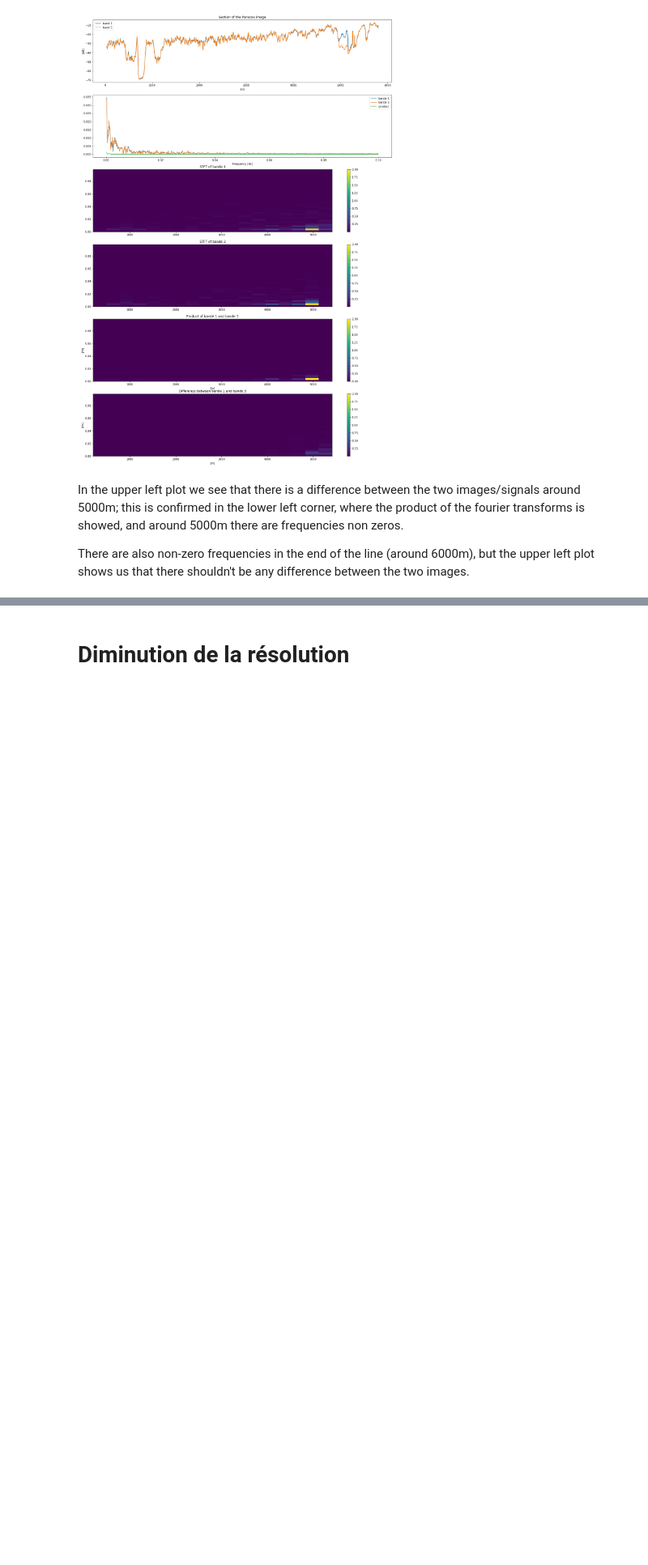
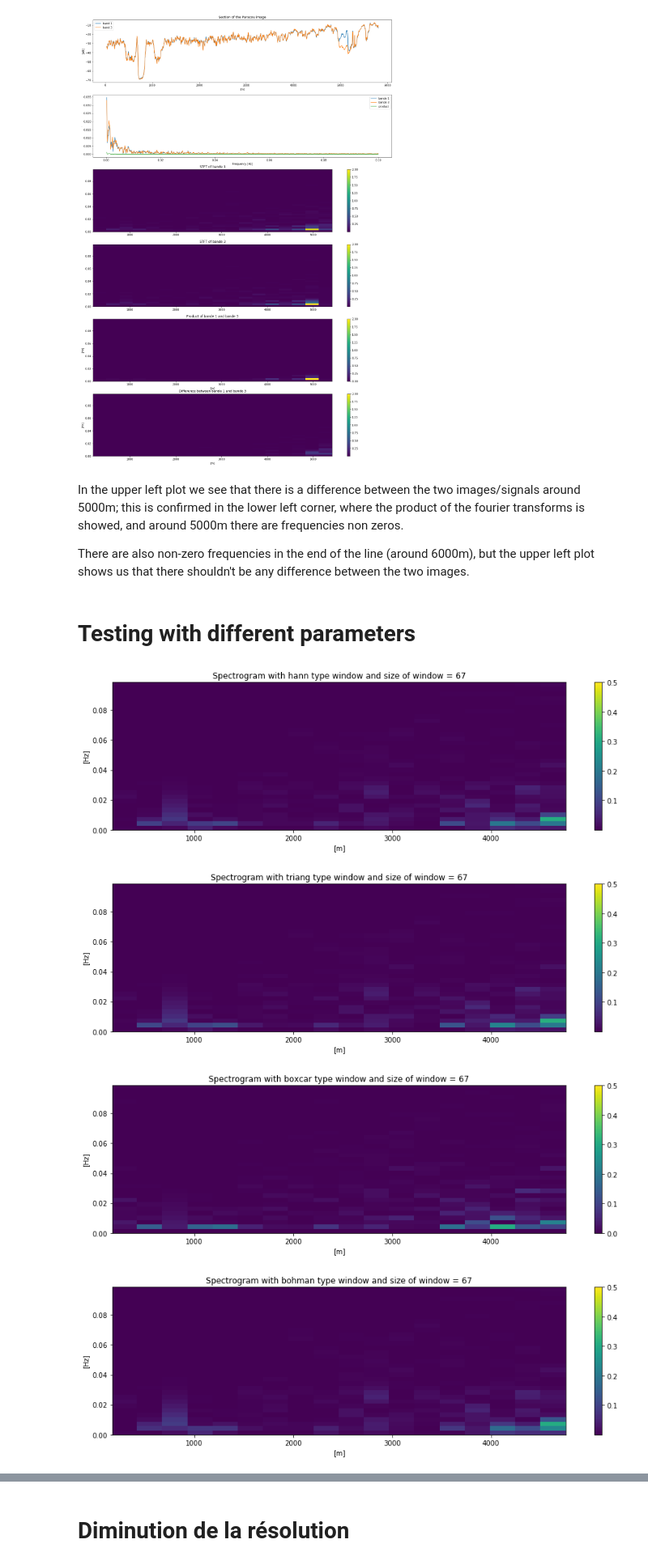
Before and after one commit to eobroets/CESBIO, a Jupyter notebook: Spectrogram.ipynb, the cells around one changed output, grey strips where cells are left out. Shown: that part at 81% size. Saved outputs shown, nothing was run; the diff lists cells and outputs as text; code cells hidden in the pictures; blank space fills up the shorter version.

Commit message:
added different tests

```diff
--- a/Spectrogram.ipynb
+++ b/Spectrogram.ipynb
@@ -200,3 +200,36 @@ plt.show()
 In the upper left plot we see that there is a difference between the two images/signals around 5000m; this is confirmed in the lower left corner, where the product of the fourier transforms is showed, and around 5000m there are frequencies non zeros.
 
 There are also non-zero frequencies in the end of the line (around 6000m), but the upper left plot shows us that there shouldn't be any difference between the two images.
+# %% [markdown]
+
+# Testing with different parameters
+# %%
+def spectro(sig, fs, name_win, n_win = 32, subplot = False):
+    # calls scipy.signal.spectrogram then plot the results
+    if name_win == "tukey":
+        win = ss.get_window((name_win, 0.3), n_win)
+    else:
+        win = ss.get_window((name_win), n_win)
+
+    if not subplot:
+        plt.figure(figsize=(15,4))
+    plt.title("Spectrogram with {0} type window and size of window = {1}".format(name_win, n_win))
+    f, t, Z = ss.spectrogram(sig,fs,nperseg = n_win, window = win, noverlap=n_win/4., axis=-1, mode='psd')
+    plt.pcolormesh(t,f,Z,vmax = 0.5)
+    plt.ylabel('[Hz]')
+    plt.xlabel('[m]')
+    plt.colorbar()
+    if not subplot:
+        plt.show()
+# %%
+windows = ["hann", "triang", "boxcar", "bohman", "blackman", "hamming", "flattop", "tukey"]
+ds_target1 = ds_target1[:-20]
+n_win = int(len(ds_target1)/(15))
+
+for name_win in windows:
+    spectro(ds_target1, fs, name_win, n_win)
+# %% [output]
+[figure, added]
+[figure, added]
+[figure, added]
+[figure, added]
```
Also changed, not shown: parts of 3 cells of this notebook, 2 other files.
